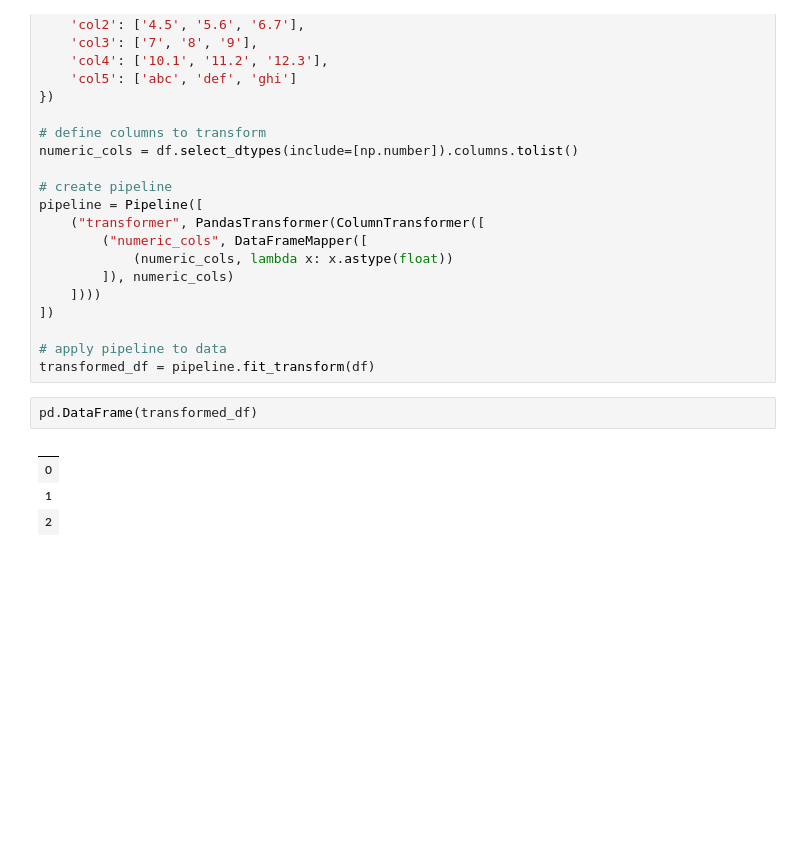
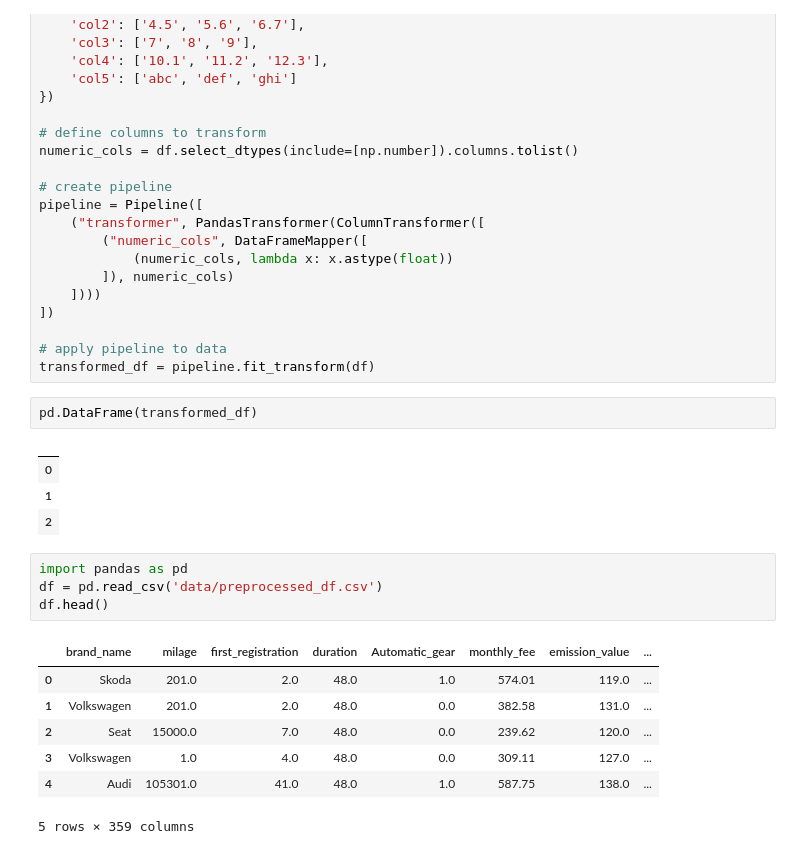
Before and after one commit to h11818774/DataSienceLab, a Jupyter notebook: test.ipynb, the cells around one changed output. Drawn from its saved outputs; the diff is of its cells as text; blank space fills up the shorter version.

```diff
--- a/test.ipynb
+++ b/test.ipynb
@@ -51,3 +53,15 @@ pd.DataFrame(transformed_df)
 | 0 |
 | 1 |
 | 2 |
+# %%
+import pandas as pd
+df = pd.read_csv('data/preprocessed_df.csv')
+df.head()
+# %% [output]
+|  | brand_name | milage | first_registration | duration | Automatic_gear | monthly_fee | emission_value | ... |
+| 0 | Skoda | 201.0 | 2.0 | 48.0 | 1.0 | 574.01 | 119.0 | ... |
+| 1 | Volkswagen | 201.0 | 2.0 | 48.0 | 0.0 | 382.58 | 131.0 | ... |
+| 2 | Seat | 15000.0 | 7.0 | 48.0 | 0.0 | 239.62 | 120.0 | ... |
+| 3 | Volkswagen | 1.0 | 4.0 | 48.0 | 0.0 | 309.11 | 127.0 | ... |
+| 4 | Audi | 105301.0 | 41.0 | 48.0 | 1.0 | 587.75 | 138.0 | ... |
+5 rows × 359 columns
```
Also changed, not shown: parts of 1 cell of this notebook, 4 other files.
